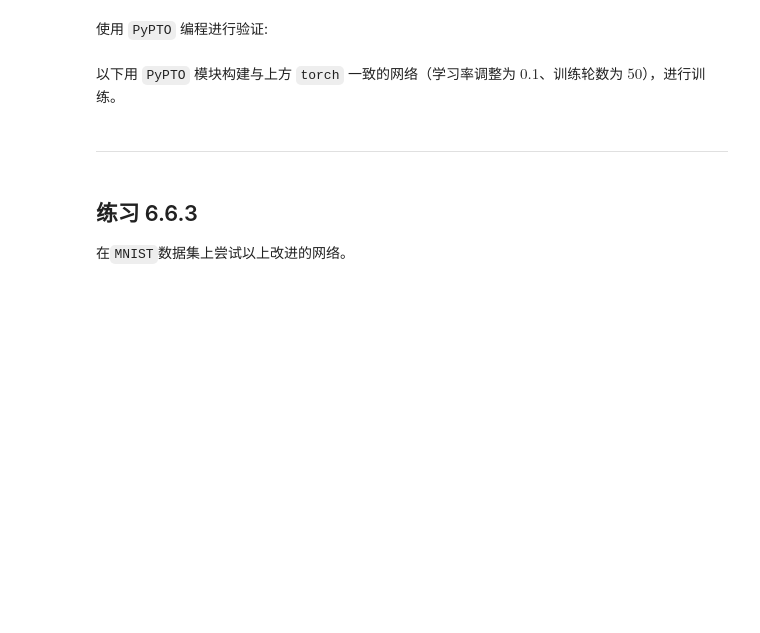
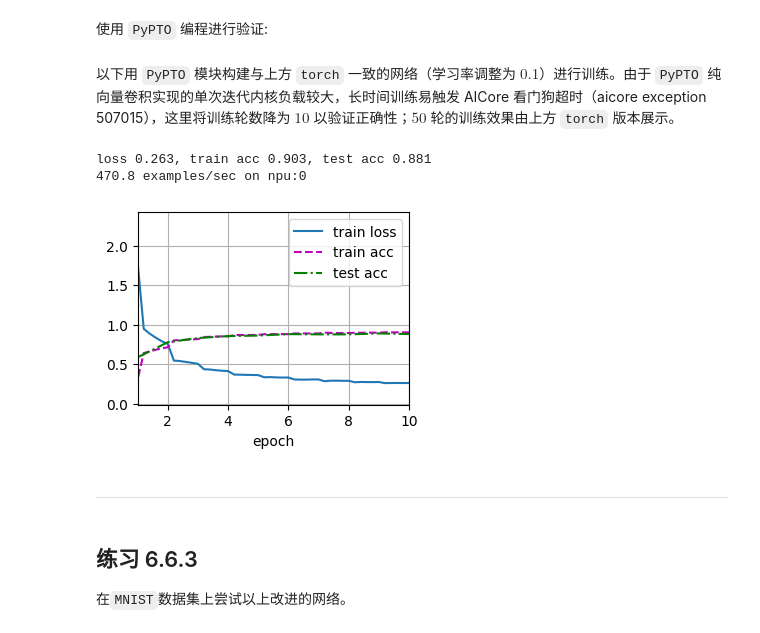
Before and after one commit to hicann/cann-learning-hub, a Jupyter notebook: contrib/tutorials/d2l_ai_pypto/06_pypto_convolutional_networks/answers/06.06_reference_answer.ipynb, the cells around one changed output. Drawn from its saved outputs; the diff is of its cells as text; code cells hidden in the pictures; blank space fills up the shorter version.

```diff
--- a/contrib/tutorials/d2l_ai_pypto/06_pypto_convolutional_networks/answers/06.06_reference_answer.ipynb
+++ b/contrib/tutorials/d2l_ai_pypto/06_pypto_convolutional_networks/answers/06.06_reference_answer.ipynb
@@ -416,4 +472,4 @@ train_ch6(net, train_iter, test_iter, num_epochs, lr, 'npu:0')
 # %% [markdown]
 使用 `PyPTO` 编程进行验证:
 # %% [markdown]
-以下用 `PyPTO` 模块构建与上方 `torch` 一致的网络（学习率调整为 $0.1$、训练轮数为 $50$），进行训练。
+以下用 `PyPTO` 模块构建与上方 `torch` 一致的网络（学习率调整为 $0.1$）进行训练。由于 `PyPTO` 纯向量卷积实现的单次迭代内核负载较大，长时间训练易触发 AICore 看门狗超时（aicore exception 507015），这里将训练轮数降为 $10$ 以验证正确性；$50$ 轮的训练效果由上方 `torch` 版本展示。
@@ -420,32 +478,36 @@ train_ch6(net, train_iter, test_iter, num_epochs, lr, 'npu:0')
 # %%
 from torch import nn
 from src.PyPTOConv2DModule import PyPTOConv2d
 from src.PyPTOPoolModule import PyPTOMaxPool2d
 from src.PyPTOLinearFuseModule import PyPTOLinear
 
-# 调整学习率和训练轮数: lr 0.9→0.1, epochs 10→50
+# 调整学习率和训练轮数: lr 0.9→0.1；PyPTO 纯向量实现内核负载大，epochs 降为 10 避免超时
 net = nn.Sequential(
     PyPTOConv2d(1, 10, kernel_size=5, padding=2, bias=True, device=device),
     nn.ReLU(),
     PyPTOMaxPool2d(kernel_size=2, stride=2),
     PyPTOConv2d(10, 16, kernel_size=5, bias=True, device=device),
     nn.ReLU(),
     PyPTOMaxPool2d(kernel_size=2, stride=2),
     PyPTOConv2d(16, 120, kernel_size=5, bias=True, device=device),
     nn.ReLU(),
     nn.Flatten(),
     PyPTOLinear(120, 120),
     nn.Sigmoid(),
     PyPTOLinear(120, 84),
     nn.Sigmoid(),
     PyPTOLinear(84, 20),
     nn.Sigmoid(),
     PyPTOLinear(20, 10)).to(device)
 
 batch_size = 32
 train_iter, test_iter = load_data_fashion_mnist(batch_size=batch_size)
-lr, num_epochs = 0.1, 50
+lr, num_epochs = 0.1, 10
 train_ch6(net, train_iter, test_iter, num_epochs, lr, 'npu:0')
+# %% [output]
+loss 0.263, train acc 0.903, test acc 0.881
+470.8 examples/sec on npu:0
+[figure, added]
 # %% [markdown]
 ---
 # %% [markdown]
```
Also changed, not shown: parts of 20 cells of this notebook, 13 other files.
